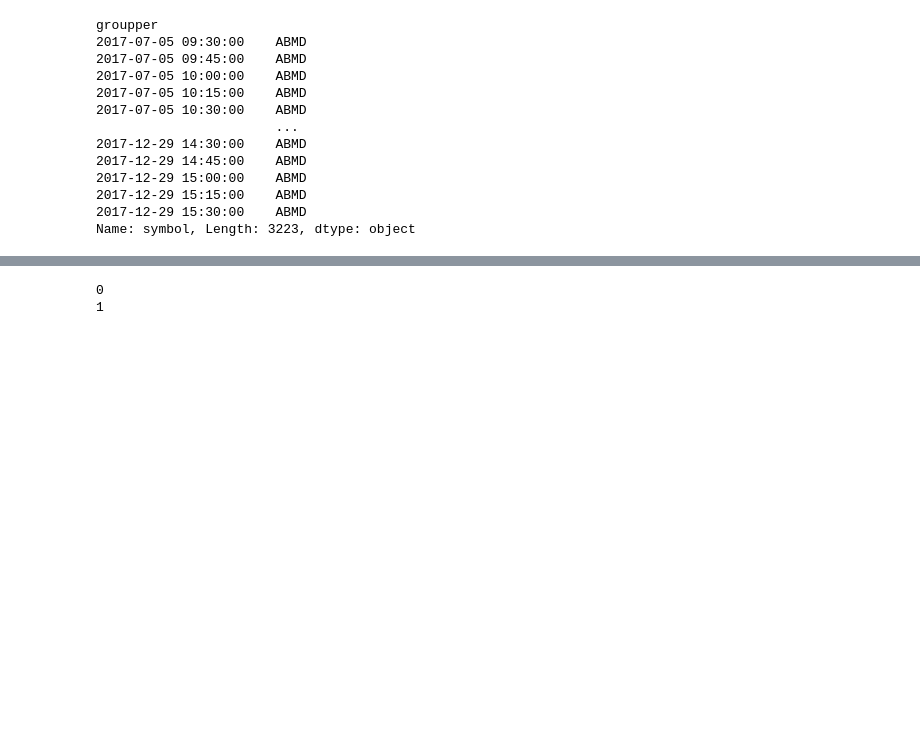
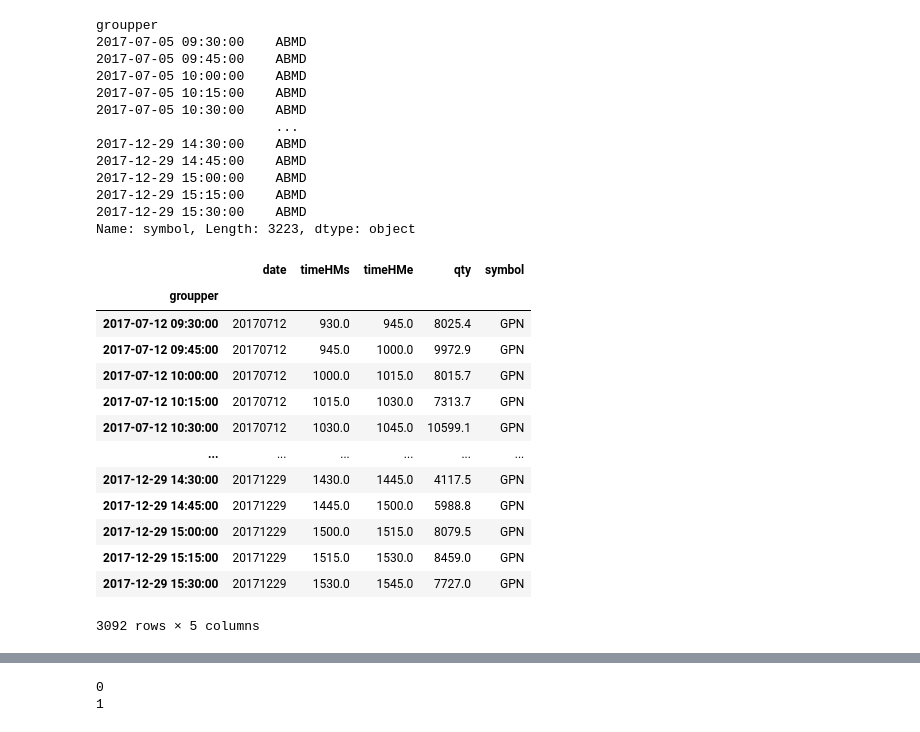
Before and after one commit to KangOxford/IntradayVoume, a Jupyter notebook: Untitled-100.ipynb, the cells around one changed output, grey strips where cells are left out. Drawn from its saved outputs; the diff is of its cells as text; code cells hidden in the pictures; blank space fills up the shorter version.

```diff
--- a/Untitled-100.ipynb
+++ b/Untitled-100.ipynb
@@ -1165,3 +1165,22 @@ groupper
 2017-12-29 15:15:00    ABMD
 2017-12-29 15:30:00    ABMD
 Name: symbol, Length: 3223, dtype: object
+# %%
+from os import listdir
+from os.path import isfile, join
+import pandas as pd
+dir0= "/homes/80/kang/cmem/data/01_raw/"
+df = pd.read_pickle(dir0+'GPN.pkl')
+d = df[['symbol','date','timeHMs','timeHMe','qty']]
+g = d.groupby('timeHMs')
+lst = []
+for idx, itm in g:
+    pass
+    value = itm.shift(1).rolling(5).mean()
+    # itm.shift(-1).rolling(5).mean()
+    value.date = itm.date
+    lst.append(value)
+f = pd.concat(lst,axis=0)
+f['symbol'] = 'GPN'
+ff = f.sort_index().dropna()
+# ff.to_csv(dir1+name[:-4]+".csv")
@@ -1167,0 +1204,17 @@ Name: symbol, Length: 3223, dtype: object
+# %%
+ff
+# %% [output]
+|  | date | timeHMs | timeHMe | qty | symbol |
+| groupper |  |  |  |  |  |
+| 2017-07-12 09:30:00 | 20170712 | 930.0 | 945.0 | 8025.4 | GPN |
+| 2017-07-12 09:45:00 | 20170712 | 945.0 | 1000.0 | 9972.9 | GPN |
+| 2017-07-12 10:00:00 | 20170712 | 1000.0 | 1015.0 | 8015.7 | GPN |
+| 2017-07-12 10:15:00 | 20170712 | 1015.0 | 1030.0 | 7313.7 | GPN |
+| 2017-07-12 10:30:00 | 20170712 | 1030.0 | 1045.0 | 10599.1 | GPN |
+| ... | ... | ... | ... | ... | ... |
+| 2017-12-29 14:30:00 | 20171229 | 1430.0 | 1445.0 | 4117.5 | GPN |
+| 2017-12-29 14:45:00 | 20171229 | 1445.0 | 1500.0 | 5988.8 | GPN |
+| 2017-12-29 15:00:00 | 20171229 | 1500.0 | 1515.0 | 8079.5 | GPN |
+| 2017-12-29 15:15:00 | 20171229 | 1515.0 | 1530.0 | 8459.0 | GPN |
+| 2017-12-29 15:30:00 | 20171229 | 1530.0 | 1545.0 | 7727.0 | GPN |
+3092 rows × 5 columns
```
Also changed, not shown: parts of 4 cells of this notebook, 5 other files.
